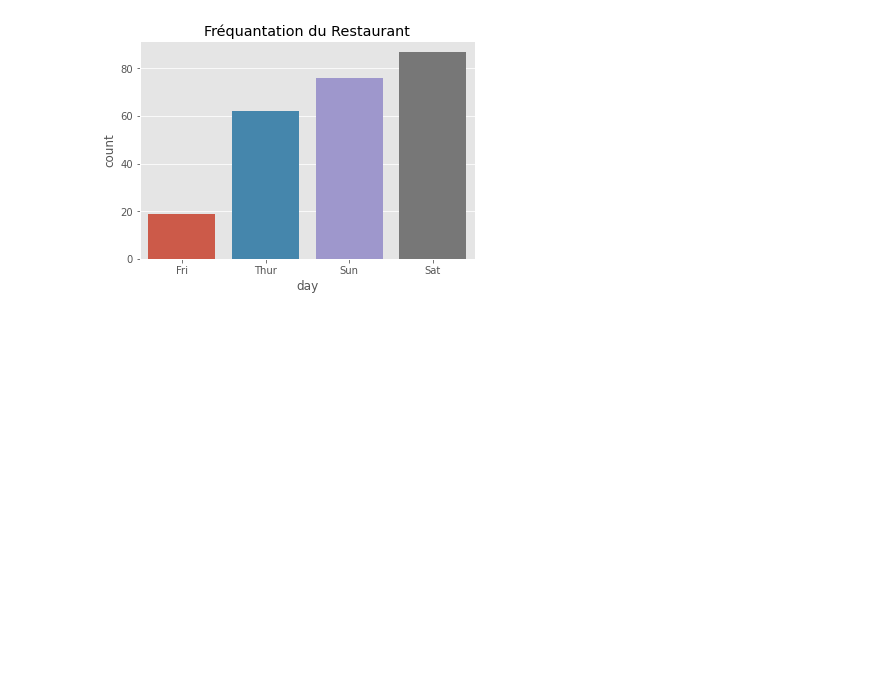
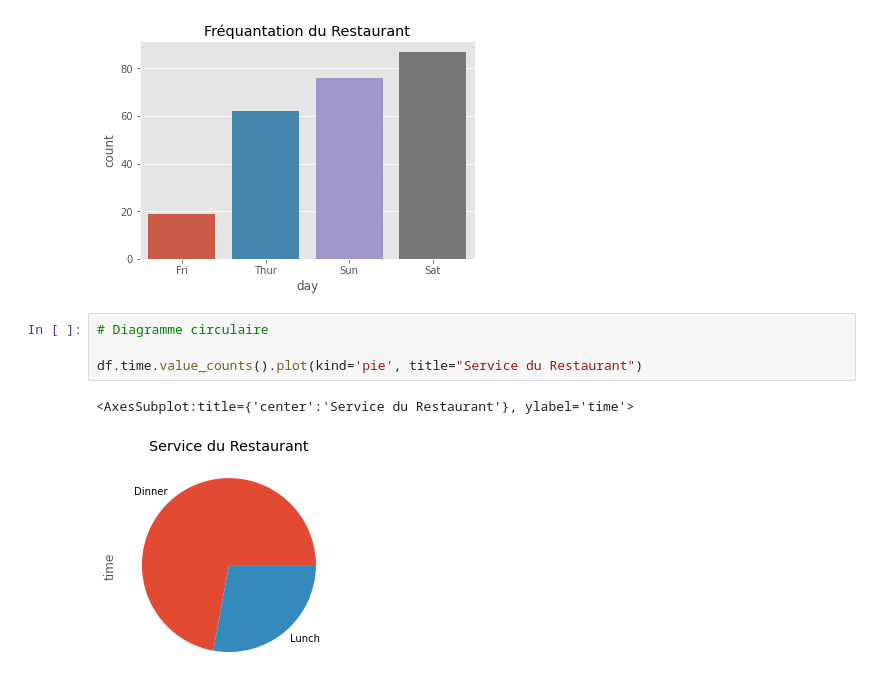
Before and after one commit to camara94/Statistique_pour_la_datascience, a Jupyter notebook: Visualisation univariée des données.ipynb, the cells around one changed output. Saved outputs shown, nothing was run; the diff lists cells and outputs as text; blank space fills up the shorter version.

Commit message:
diagramme circulaire

```diff
--- a/Visualisation univariée des données.ipynb
+++ b/Visualisation univariée des données.ipynb
@@ -116,3 +116,10 @@ plt.title('Fréquantation du Restaurant')
 # %% [output]
 Text(0.5, 1.0, 'Fréquantation du Restaurant')
 [figure]
+# %%
+# Diagramme circulaire
+
+df.time.value_counts().plot(kind='pie', title="Service du Restaurant")
+# %% [output]
+<AxesSubplot:title={'center':'Service du Restaurant'}, ylabel='time'>
+[figure, added]
```
